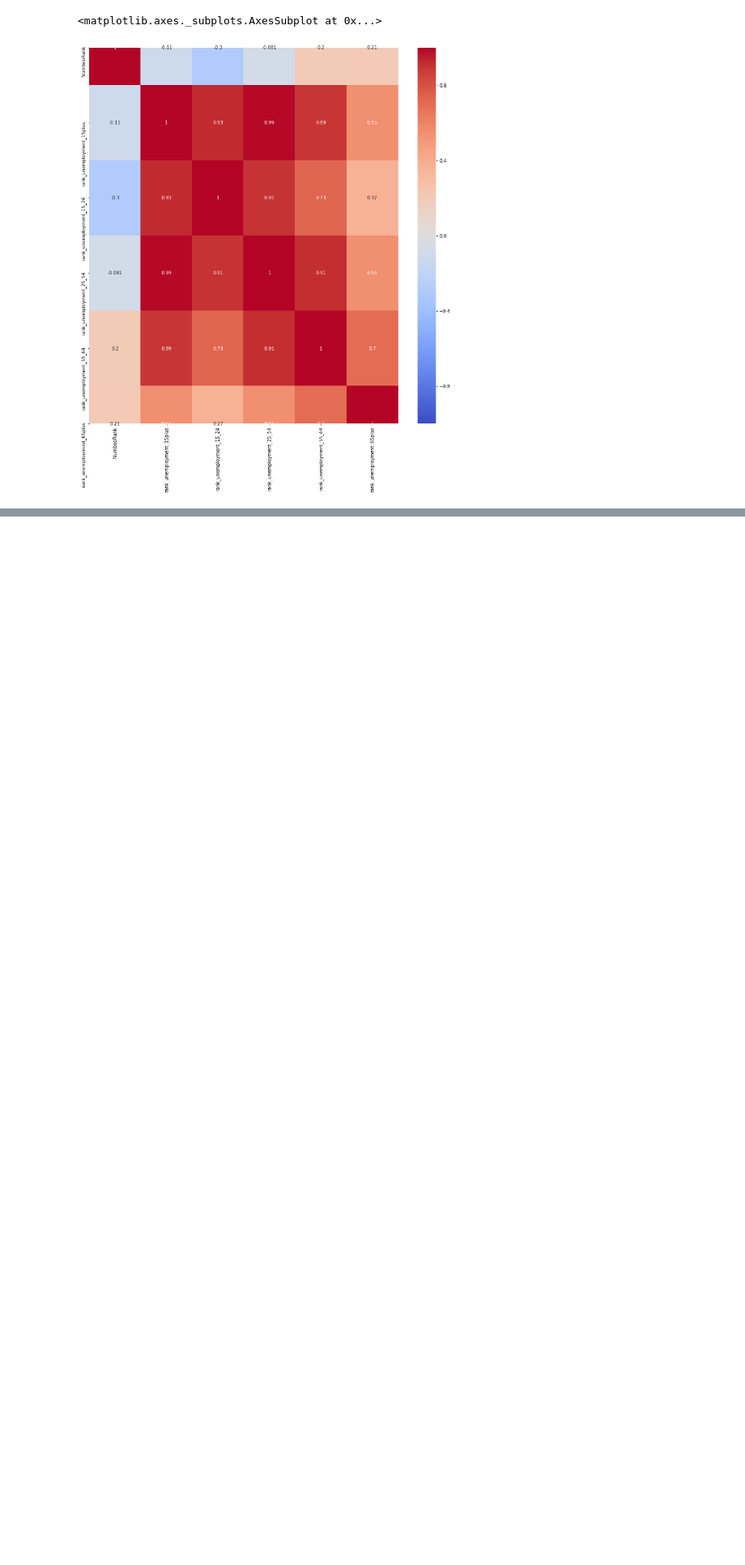
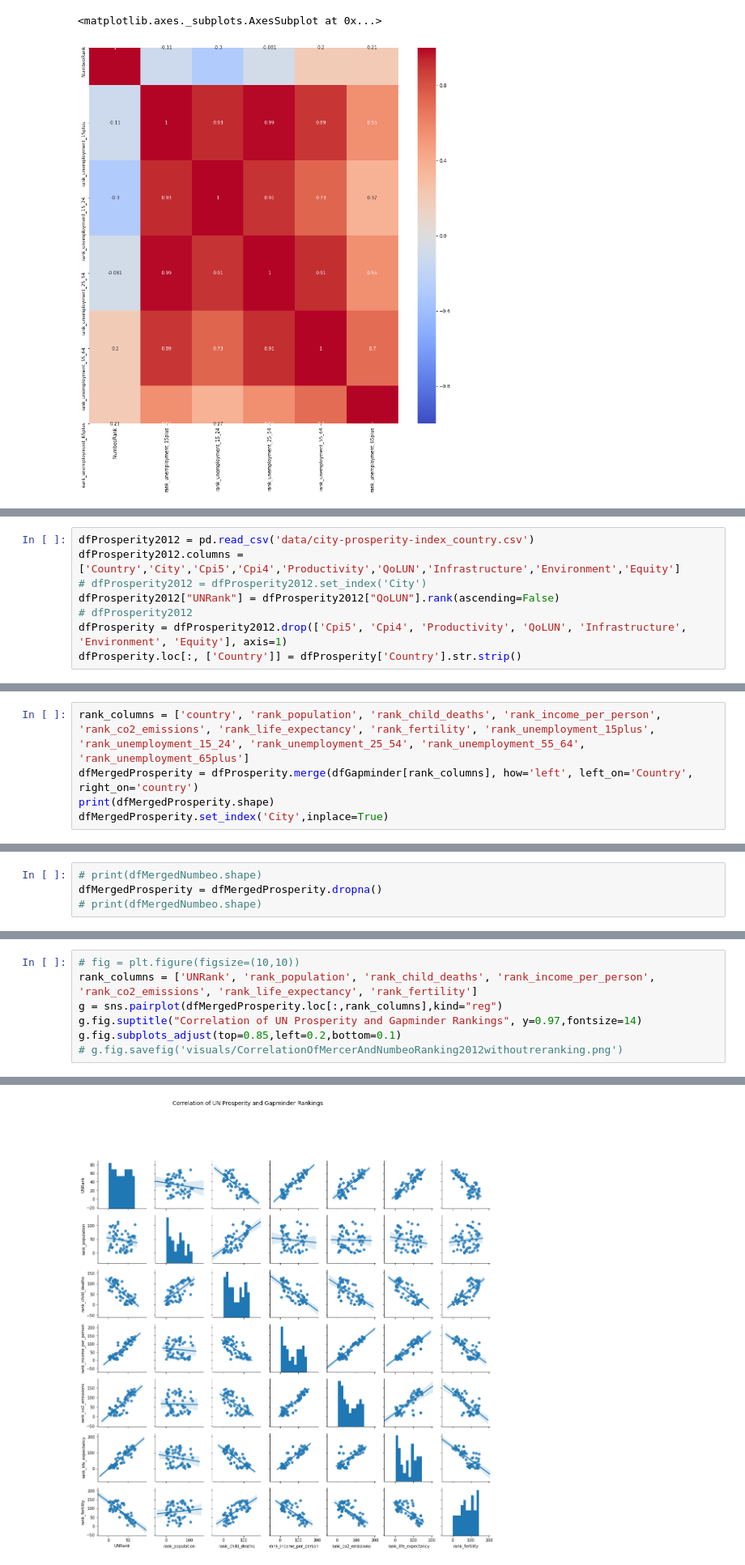
Before and after one commit to helmuthb/data-oriented-programming, a Jupyter notebook: Gapminder.ipynb, the cells around one changed output, grey strips where cells are left out. Shown at 81% size. Drawn from its saved outputs; the diff is of its cells as text; blank space fills up the shorter version.

Commit message:
update gapminder: add UN Prosperity

```diff
--- a/Gapminder.ipynb
+++ b/Gapminder.ipynb
@@ -361,0 +364,8 @@ sns.heatmap(dfMergedNumbeo.loc[:,rank_columns].corr(), vmin=-1, vmax=1, cmap='co
+# %%
+dfProsperity2012 = pd.read_csv('data/city-prosperity-index_country.csv')
+dfProsperity2012.columns = ['Country','City','Cpi5','Cpi4','Productivity','QoLUN','Infrastructure','Environment','Equity']
+# dfProsperity2012 = dfProsperity2012.set_index('City')
+dfProsperity2012["UNRank"] = dfProsperity2012["QoLUN"].rank(ascending=False)
+# dfProsperity2012
+dfProsperity = dfProsperity2012.drop(['Cpi5', 'Cpi4', 'Productivity', 'QoLUN', 'Infrastructure', 'Environment', 'Equity'], axis=1)
+dfProsperity.loc[:, ['Country']] = dfProsperity['Country'].str.strip()
@@ -361,0 +392,5 @@ sns.heatmap(dfMergedNumbeo.loc[:,rank_columns].corr(), vmin=-1, vmax=1, cmap='co
+# %%
+rank_columns = ['country', 'rank_population', 'rank_child_deaths', 'rank_income_per_person', 'rank_co2_emissions', 'rank_life_expectancy', 'rank_fertility', 'rank_unemployment_15plus', 'rank_unemployment_15_24', 'rank_unemployment_25_54', 'rank_unemployment_55_64', 'rank_unemployment_65plus']
+dfMergedProsperity = dfProsperity.merge(dfGapminder[rank_columns], how='left', left_on='Country', right_on='country')
+print(dfMergedProsperity.shape)
+dfMergedProsperity.set_index('City',inplace=True)
@@ -361,0 +420,4 @@ sns.heatmap(dfMergedNumbeo.loc[:,rank_columns].corr(), vmin=-1, vmax=1, cmap='co
+# %%
+# print(dfMergedNumbeo.shape)
+dfMergedProsperity = dfMergedProsperity.dropna()
+# print(dfMergedNumbeo.shape)
@@ -361,0 +447,8 @@ sns.heatmap(dfMergedNumbeo.loc[:,rank_columns].corr(), vmin=-1, vmax=1, cmap='co
+# %%
+# fig = plt.figure(figsize=(10,10))
+rank_columns = ['UNRank', 'rank_population', 'rank_child_deaths', 'rank_income_per_person', 'rank_co2_emissions', 'rank_life_expectancy', 'rank_fertility']
+g = sns.pairplot(dfMergedProsperity.loc[:,rank_columns],kind="reg")
+g.fig.suptitle("Correlation of UN Prosperity and Gapminder Rankings", y=0.97,fontsize=14)
+g.fig.subplots_adjust(top=0.85,left=0.2,bottom=0.1)
+# g.fig.savefig('visuals/CorrelationOfMercerAndNumbeoRanking2012withoutreranking.png')
+# %% [output]
@@ -361,0 +456 @@ sns.heatmap(dfMergedNumbeo.loc[:,rank_columns].corr(), vmin=-1, vmax=1, cmap='co
+[figure, added]
```
Also changed, not shown: parts of 10 cells of this notebook.
